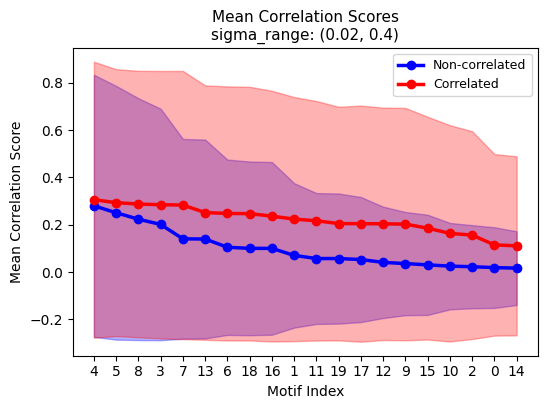
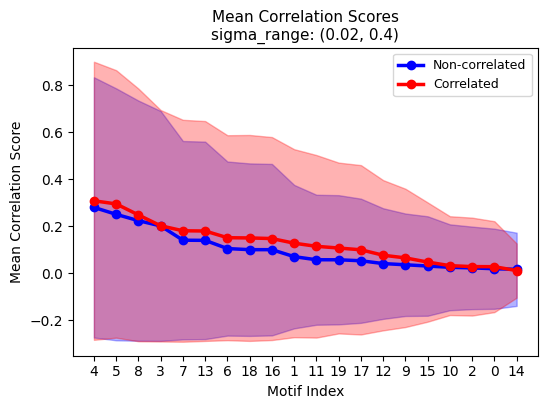
The change to this notebook cell's code, shown as a diff; its figure went from the first image to the second:
--- before
+++ after
@@ -10,17 +10,17 @@
     params['sigma_range'] = sigma
     params['vol_param'] = (0.07, 0.9)
-    params['corr_volume'] = True
-    params['rho_vol'] = 0.9
-    seqs_corr, seqs_labels_corr, *_ = simulate_sequences(**params, random_state=2, plot=False)
-    rep_index_corr, nsig_corr, pval_corr, bmat_corr, zmat_corr, corrmat_corr = rs.allmot(seqs_corr, nrm)
+    params['corr_sigma'] = True
+    params['rho_sig'] = 0.9
+    seqs_corr_09, seqs_labels_corr_09, *_ = simulate_sequences(**params, random_state=2, plot=False)
+    rep_index_corr, nsig_corr, pval_corr, bmat_corr_09, zmat_corr_09, corrmat_corr_09 = rs.allmot(seqs_corr_09, nrm)
 
     # Generate sequences for this volume WITHOUT correlation
-    params['corr_volume'] = False
-    params['rho_vol'] = 0.0
+    params['corr_sigma'] = False
+    params['rho_sig'] = 0.0
     seqs_uncorr, seqs_labels_uncorr, *_ = simulate_sequences(**params, random_state=2, plot=False)
     rep_index_uncorr, nsig_uncorr, pval_uncorr, bmat_uncorr, zmat_uncorr, corrmat_uncorr = rs.allmot(seqs_uncorr, nrm)
 
     # Plot z-scores for correlated and non-correlated and also mean correlation scores with std shading
-    mean_corr_scores_corr, varr_corr_scores_corr = add_within_clust_score(seqs_labels_corr, zmat_corr, bmat_corr)
+    mean_corr_scores_corr_09, varr_corr_scores_corr_09 = add_within_clust_score(seqs_labels_corr_09, zmat_corr_09, bmat_corr_09)
     mean_corr_scores_uncorr, varr_corr_scores_uncorr = add_within_clust_score(seqs_labels_uncorr, zmat_uncorr, bmat_uncorr)
 
@@ -28,12 +28,12 @@
     sorted_mean_corr_scores_uncorr = mean_corr_scores_uncorr[sorted_indices_uncorr]
     sorted_varr_corr_scores_uncorr = varr_corr_scores_uncorr[sorted_indices_uncorr]
-    sorted_indices_corr = np.argsort(mean_corr_scores_corr)[::-1]  # Sort in descending order
-    sorted_mean_corr_scores_corr = mean_corr_scores_corr[sorted_indices_corr]
-    sorted_varr_corr_scores_corr = varr_corr_scores_corr[sorted_indices_corr]
-    
+    sorted_indices_corr_09 = np.argsort(mean_corr_scores_corr_09)[::-1]  # Sort in descending order
+    sorted_mean_corr_scores_corr_09 = mean_corr_scores_corr_09[sorted_indices_corr_09]
+    sorted_varr_corr_scores_corr_09 = varr_corr_scores_corr_09[sorted_indices_corr_09]
+
     ax.plot(range(len(sorted_mean_corr_scores_uncorr)), sorted_mean_corr_scores_uncorr, 'o-', label='Non-correlated', color='blue', linewidth=2.5)
     ax.fill_between(range(len(sorted_mean_corr_scores_uncorr)), sorted_mean_corr_scores_uncorr - np.sqrt(sorted_varr_corr_scores_uncorr), sorted_mean_corr_scores_uncorr + np.sqrt(sorted_varr_corr_scores_uncorr), color='blue', alpha=0.3)
-    ax.plot(range(len(sorted_mean_corr_scores_corr)), sorted_mean_corr_scores_corr, 'o-', label='Correlated', color='red', linewidth=2.5)
-    ax.fill_between(range(len(sorted_mean_corr_scores_corr)), sorted_mean_corr_scores_corr - np.sqrt(sorted_varr_corr_scores_corr), sorted_mean_corr_scores_corr + np.sqrt(sorted_varr_corr_scores_corr), color='red', alpha=0.3)
+    ax.plot(range(len(sorted_mean_corr_scores_corr_09)), sorted_mean_corr_scores_corr_09, 'o-', label='Correlated', color='red', linewidth=2.5)
+    ax.fill_between(range(len(sorted_mean_corr_scores_corr_09)), sorted_mean_corr_scores_corr_09 - np.sqrt(sorted_varr_corr_scores_corr_09), sorted_mean_corr_scores_corr_09 + np.sqrt(sorted_varr_corr_scores_corr_09), color='red', alpha=0.3)
     ax.set_title(f'Mean Correlation Scores\nsigma_range: {sigma}', fontsize=11)
     ax.set_xlabel('Motif Index')

Commit: try to downsample